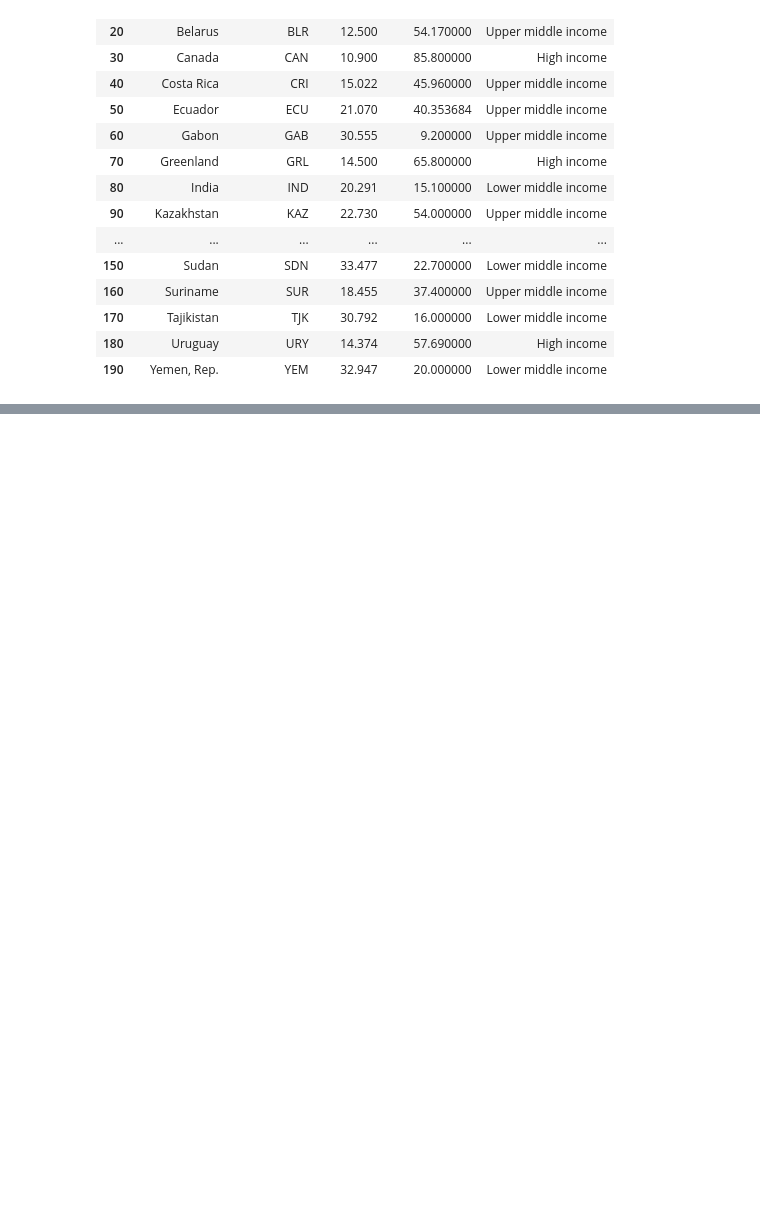
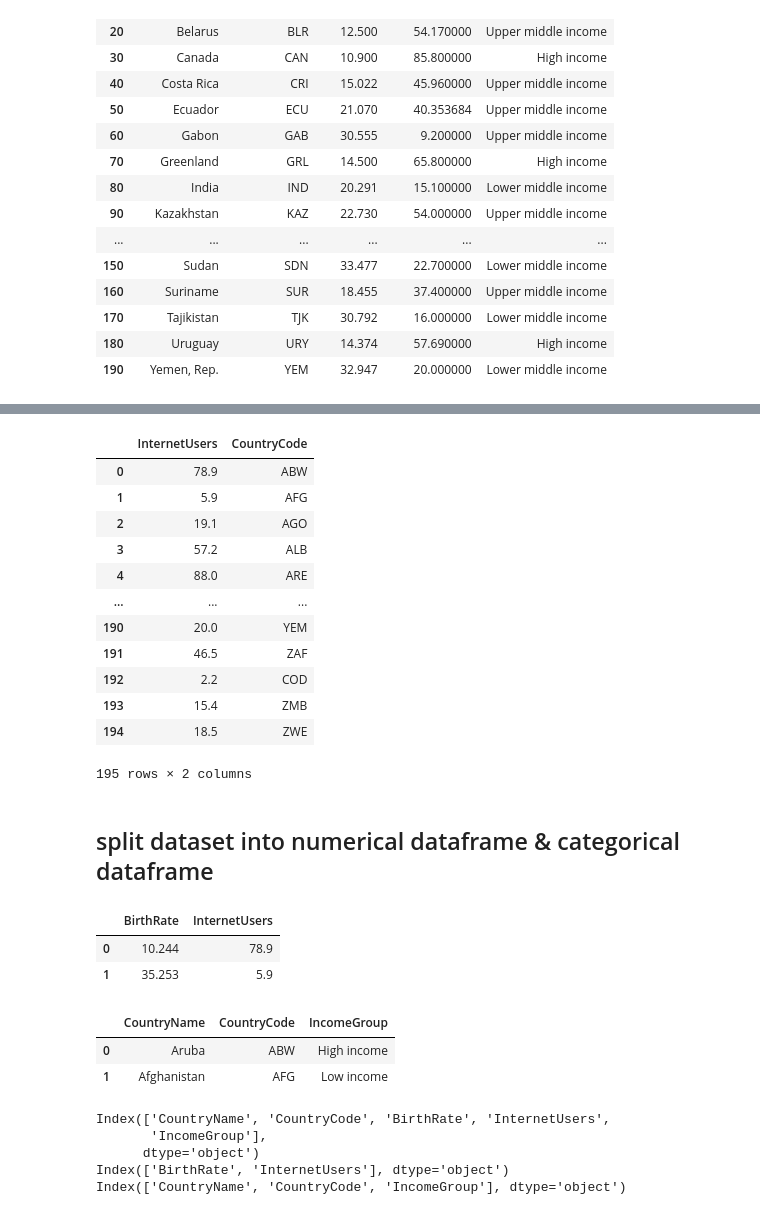
Before and after one commit to Megha77/Expertise-fullstack-GenAI-Agentic-AI, a Jupyter notebook: Panda.ipynb, the cells around one changed output, grey strips where cells are left out. Saved outputs shown, nothing was run; the diff lists cells and outputs as text; code cells hidden in the pictures; blank space fills up the shorter version.

```diff
--- a/Panda.ipynb
+++ b/Panda.ipynb
@@ -216,0 +245,18 @@ df[::10]
+# %%
+df[['InternetUsers','CountryCode']]
+# %% [output]
+|  | InternetUsers | CountryCode |
+| 0 | 78.9 | ABW |
+| 1 | 5.9 | AFG |
+| 2 | 19.1 | AGO |
+| 3 | 57.2 | ALB |
+| 4 | 88.0 | ARE |
+| ... | ... | ... |
+| 190 | 20.0 | YEM |
+| 191 | 46.5 | ZAF |
+| 192 | 2.2 | COD |
+| 193 | 15.4 | ZMB |
+| 194 | 18.5 | ZWE |
+195 rows × 2 columns
+# %% [markdown]
+## split dataset into numerical dataframe & categorical dataframe
@@ -216,0 +266,22 @@ df[::10]
+# %%
+df_num.head(2)
+# %% [output]
+|  | BirthRate | InternetUsers |
+| 0 | 10.244 | 78.9 |
+| 1 | 35.253 | 5.9 |
+# %%
+df_cat.head(2)
+# %% [output]
+|  | CountryName | CountryCode | IncomeGroup |
+| 0 | Aruba | ABW | High income |
+| 1 | Afghanistan | AFG | Low income |
+# %%
+print(df.columns)
+print(df_num.columns)
+print(df_cat.columns)
+# %% [output]
+Index(['CountryName', 'CountryCode', 'BirthRate', 'InternetUsers',
+       'IncomeGroup'],
+      dtype='object')
+Index(['BirthRate', 'InternetUsers'], dtype='object')
+Index(['CountryName', 'CountryCode', 'IncomeGroup'], dtype='object')
```
Also changed, not shown: parts of 28 cells of this notebook, 3 other files.
